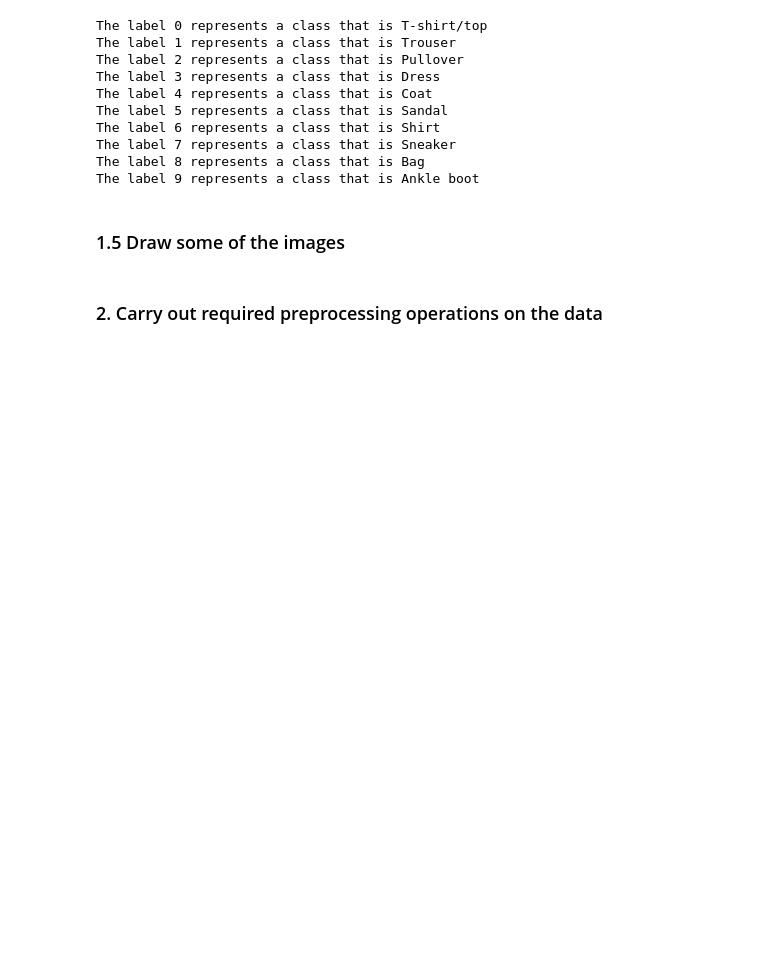
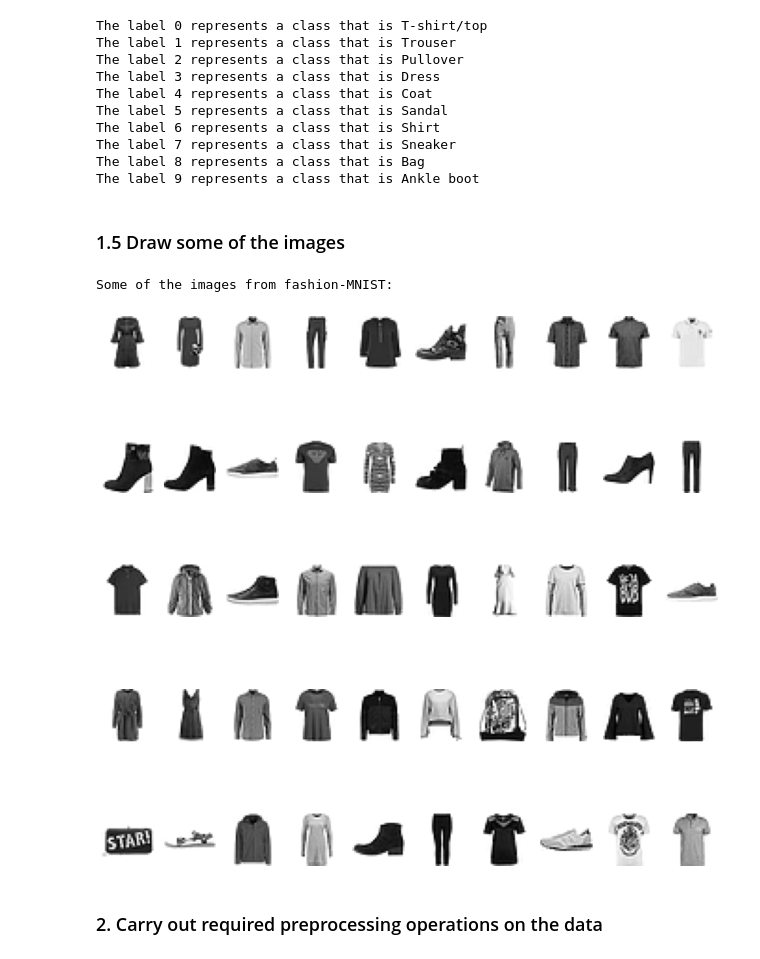
Before and after one commit to mahmodKhaled/Fashion-MNIST, a Jupyter notebook: fashion_mnist.ipynb, the cells around one changed output. Drawn from its saved outputs; the diff is of its cells as text; code cells hidden in the pictures; blank space fills up the shorter version.

Commit message:
draw some images

```diff
--- a/fashion_mnist.ipynb
+++ b/fashion_mnist.ipynb
@@ -53,6 +54,30 @@ The label 8 represents a class that is Bag
 The label 9 represents a class that is Ankle boot
 # %% [markdown]
 ### 1.5 Draw some of the images
+# %%
+def draw_images(data, num_of_images):
+    '''
+    This function draws a random images from the data, by specifying how many images to draw
+    '''
+    random_indexes = [np.random.randint(0, len(X_train)) for i in range(num_of_images)]
+    fig , axis = plt.subplots(5,10)
+    fig.set_figwidth(15)
+    fig.set_figheight(15)
+    i , j = 0 , 0
+    for idx in random_indexes:
+        image = X_train[idx]
+        axis[i,j].imshow(image, cmap='binary')
+        axis[i,j].axis('off')
+        j += 1
+        if j % 10 == 0:
+            i += 1
+            j = 0
+# draw some images
+print('Some of the images from fashion-MNIST:')
+draw_images(data=X_train, num_of_images=50)
+# %% [output]
+Some of the images from fashion-MNIST:
+[figure, added]
 # %% [markdown]
 ### 2. Carry out required preprocessing operations on the data
 # %% [markdown]
```
Also changed, not shown: parts of 1 cell of this notebook.
